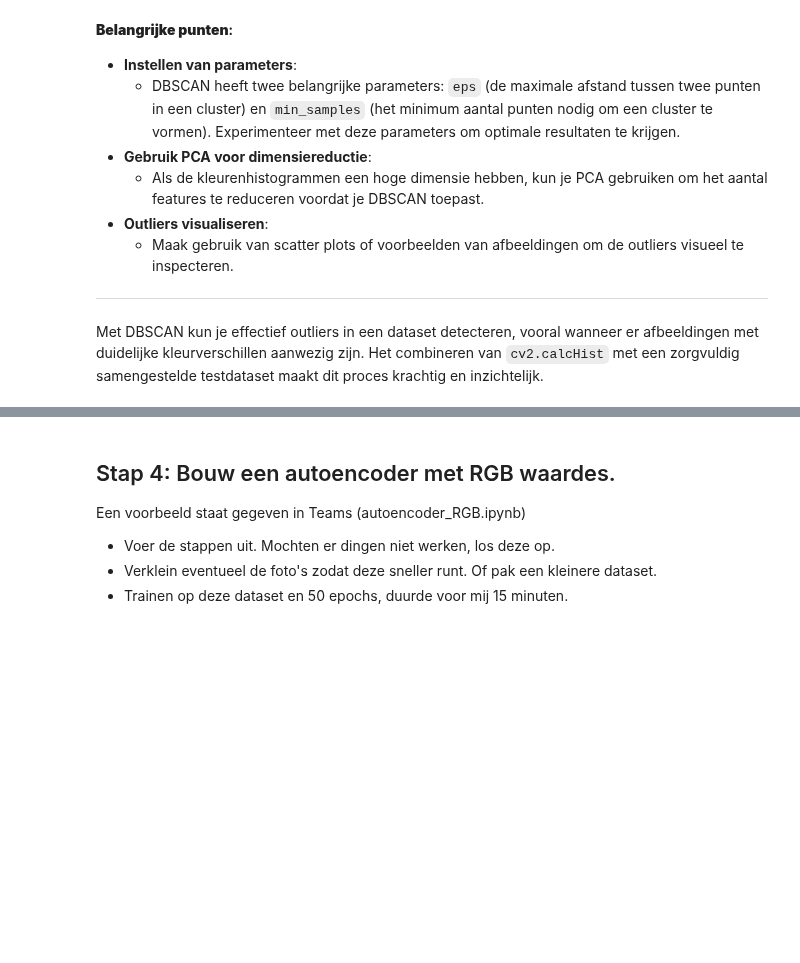
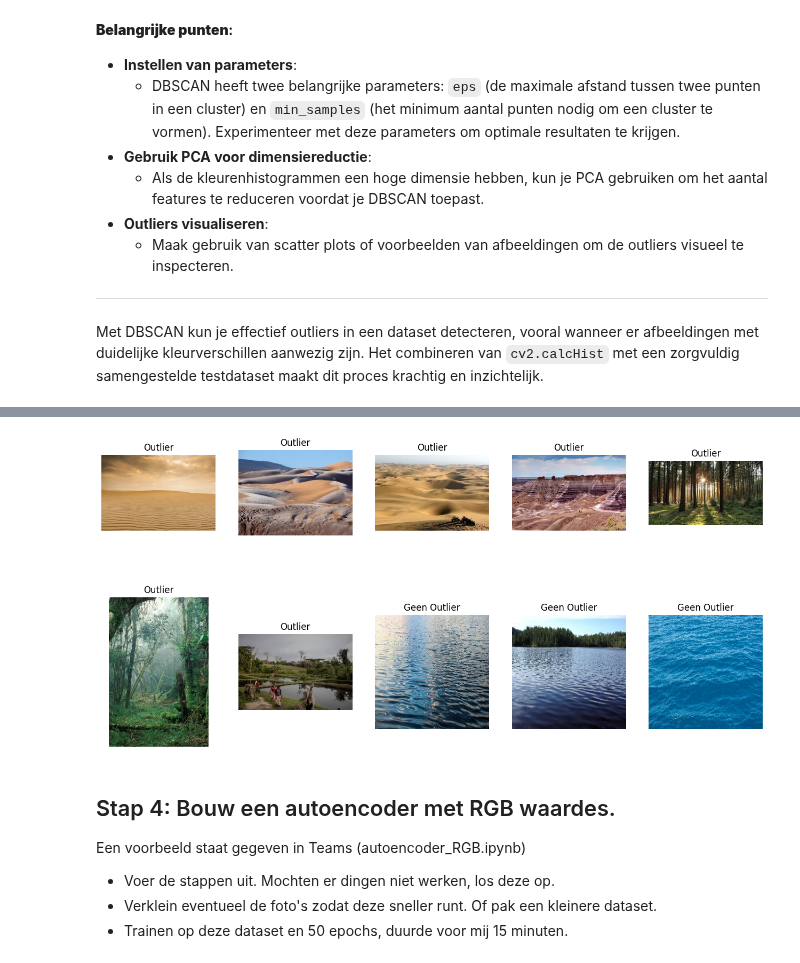
Before and after one commit to yanj27/Smart_Industry, a Jupyter notebook: Smart Industry/College 7/Werkcollege_7_RGB.ipynb, the cells around one changed output, grey strips where cells are left out. Drawn from its saved outputs; the diff is of its cells as text; code cells hidden in the pictures; blank space fills up the shorter version.

```diff
--- a/Smart Industry/College 7/Werkcollege_7_RGB.ipynb
+++ b/Smart Industry/College 7/Werkcollege_7_RGB.ipynb
@@ -378,3 +397,15 @@ Met DBSCAN kun je effectief outliers in een dataset detecteren, vooral wanneer e
+# %%
+plt.figure(figsize=(16, 8))
+for i in range(len(mixed)):
+    plt.subplot(2, 5, i + 1)
+    plt.imshow(mixed[i])
+    if (mixed_labels[i]==-1):
+        plt.title('Outlier')
+    else:
+        plt.title('Geen Outlier')
+    plt.axis('off')
+# %% [output]
+[figure, added]
 # %% [markdown]
 ## Stap 4: Bouw een autoencoder met RGB waardes.
 Een voorbeeld staat gegeven in Teams (autoencoder_RGB.ipynb)
```
Also changed, not shown: parts of 12 cells of this notebook.
